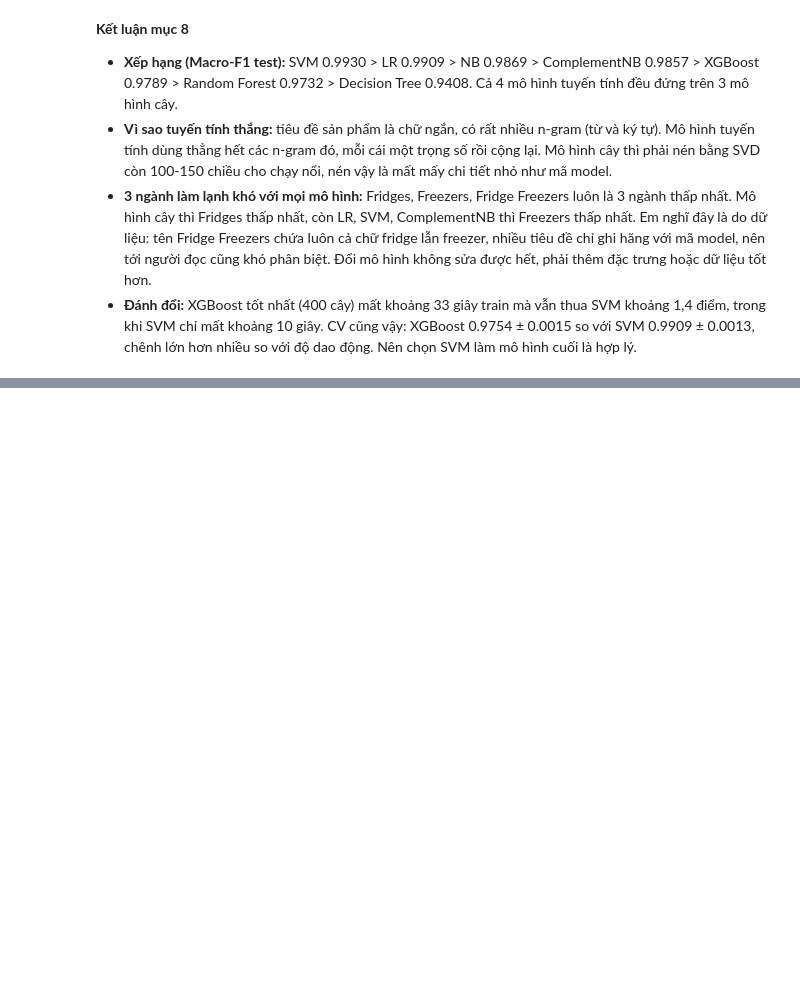
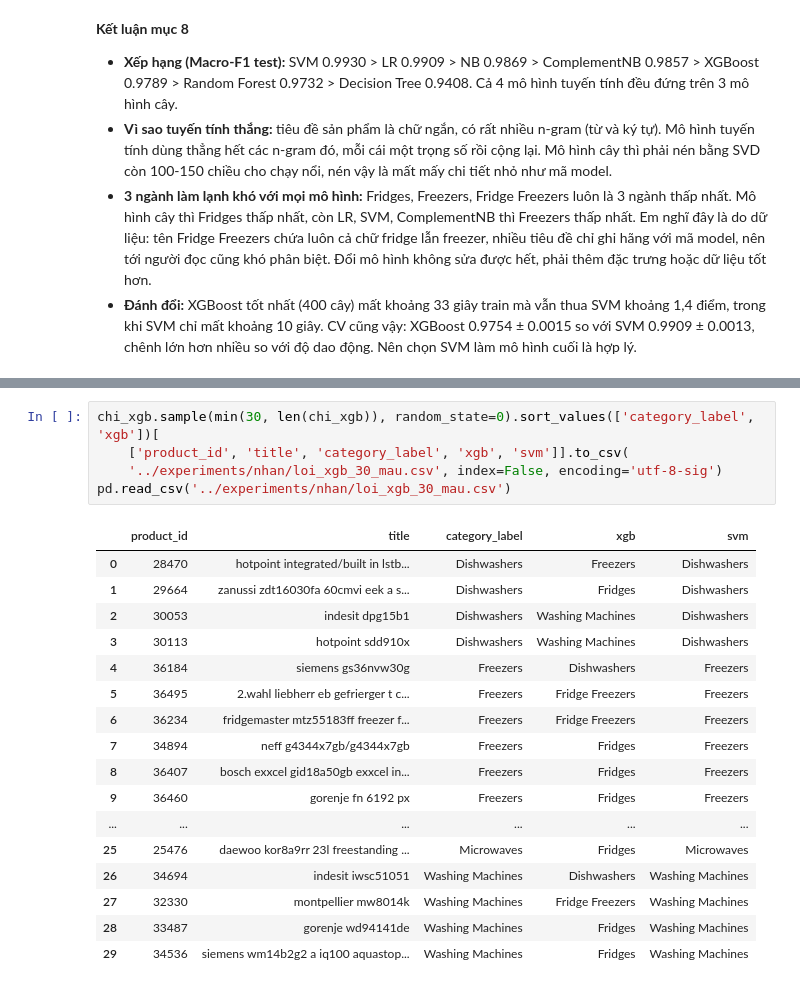
Before and after one commit to Huynh-Quoc-Danh/mayhoc, a Jupyter notebook: DoAnCuoiKy/notebooks/06_Nhan_Cay_Boosting_PhanTichLoi.ipynb, the cells around one changed output, grey strips where cells are left out. Saved outputs shown, nothing was run; the diff lists cells and outputs as text; blank space fills up the shorter version.

```diff
--- a/DoAnCuoiKy/notebooks/06_Nhan_Cay_Boosting_PhanTichLoi.ipynb
+++ b/DoAnCuoiKy/notebooks/06_Nhan_Cay_Boosting_PhanTichLoi.ipynb
@@ -231,0 +288,23 @@ best[cot]
+# %%
+chi_xgb.sample(min(30, len(chi_xgb)), random_state=0).sort_values(['category_label', 'xgb'])[
+    ['product_id', 'title', 'category_label', 'xgb', 'svm']].to_csv(
+    '../experiments/nhan/loi_xgb_30_mau.csv', index=False, encoding='utf-8-sig')
+pd.read_csv('../experiments/nhan/loi_xgb_30_mau.csv')
+# %% [output]
+|  | product_id | title | category_label | xgb | svm |
+| 0 | 28470 | hotpoint integrated/built in lstb... | Dishwashers | Freezers | Dishwashers |
+| 1 | 29664 | zanussi zdt16030fa 60cmvi eek a s... | Dishwashers | Fridges | Dishwashers |
+| 2 | 30053 | indesit dpg15b1 | Dishwashers | Washing Machines | Dishwashers |
+| 3 | 30113 | hotpoint sdd910x | Dishwashers | Washing Machines | Dishwashers |
+| 4 | 36184 | siemens gs36nvw30g | Freezers | Dishwashers | Freezers |
+| 5 | 36495 | 2.wahl liebherr eb gefrierger t c... | Freezers | Fridge Freezers | Freezers |
+| 6 | 36234 | fridgemaster mtz55183ff freezer f... | Freezers | Fridge Freezers | Freezers |
+| 7 | 34894 | neff g4344x7gb/g4344x7gb | Freezers | Fridges | Freezers |
+| 8 | 36407 | bosch exxcel gid18a50gb exxcel in... | Freezers | Fridges | Freezers |
+| 9 | 36460 | gorenje fn 6192 px | Freezers | Fridges | Freezers |
+| ... | ... | ... | ... | ... | ... |
+| 25 | 25476 | daewoo kor8a9rr 23l freestanding ... | Microwaves | Fridges | Microwaves |
+| 26 | 34694 | indesit iwsc51051 | Washing Machines | Dishwashers | Washing Machines |
+| 27 | 32330 | montpellier mw8014k | Washing Machines | Fridge Freezers | Washing Machines |
+| 28 | 33487 | gorenje wd94141de | Washing Machines | Fridges | Washing Machines |
+| 29 | 34536 | siemens wm14b2g2 a iq100 aquastop... | Washing Machines | Fridges | Washing Machines |
```
Also changed, not shown: parts of 5 cells of this notebook, 8 other files.
